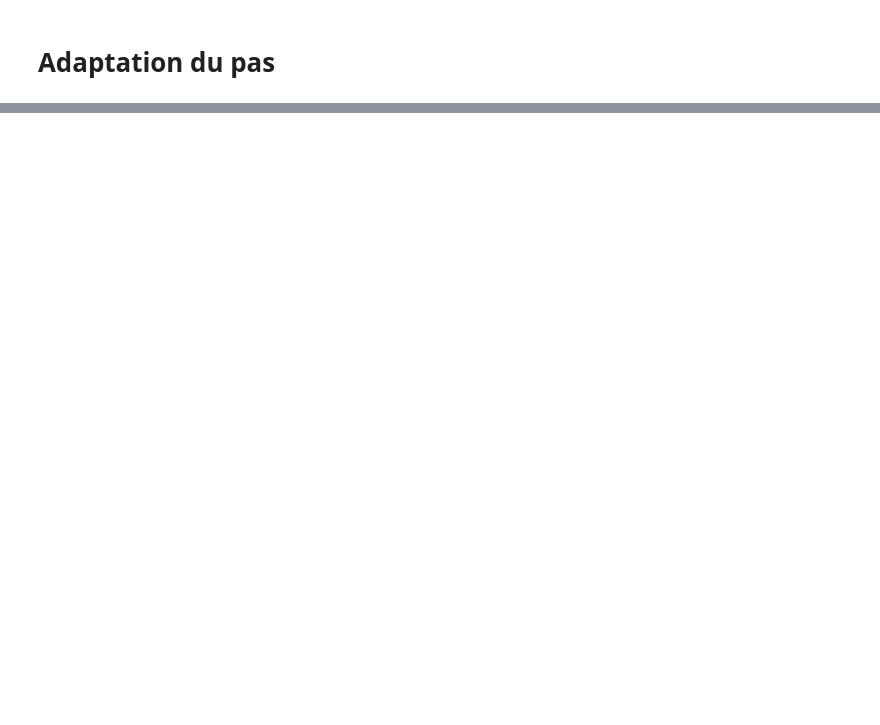
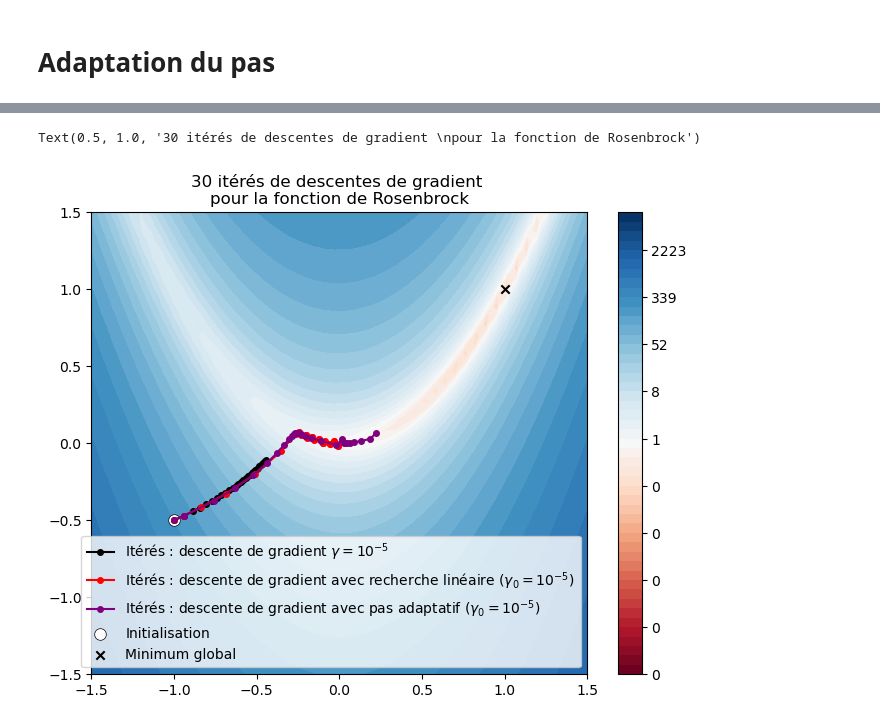
Before and after one commit to SuperMuel/HAX606X-Optimisation-convexe, a Jupyter notebook: tp_note.ipynb, the cells around one changed output, grey strips where cells are left out. Cells and saved outputs as stored; diff of their text form; code cells hidden in the pictures; blank space fills up the shorter version.

```diff
--- a/tp_note.ipynb
+++ b/tp_note.ipynb
@@ -236,0 +274,30 @@ fig.tight_layout()
+# %%
+# Question 5 : comparaison des convergences en fonction des itérés
+
+## Lignes de niveaux
+
+x = np.linspace(-1.5, 1.5)
+y = np.linspace(-1.5, 1.5)
+
+X, Y = np.meshgrid(x,y)
+Z = f_ros(X,Y)
+
+N = 30
+
+fig = plt.figure(figsize=(8,6))
+
+plt.contourf(X,Y,Z, 50,cmap= "RdBu", norm=LogNorm(), levels =np.logspace(-4, 4, num=50) )
+plt.colorbar()
+
+plt.plot(iters5[:N,0], iters5[:N,1],marker='.', markersize=8, color="black", label="Itérés : descente de gradient $\gamma = 10^{-5}$")
+plt.plot(iters_x_ls[:N,0], iters_x_ls[:N,1],marker='.', markersize=8, color="red", label="Itérés : descente de gradient avec recherche linéaire ($\gamma_0 = 10^{-5}$)")
+plt.plot(iters_x_as[:N,0], iters_x_as[:N,1],marker='.', markersize=8, color="purple", label="Itérés : descente de gradient avec pas adaptatif ($\gamma_0 = 10^{-5}$)")
+
+plt.scatter(-1,-0.5,color="white", edgecolor="black",linewidths=0.5, s=70, label="Initialisation")
+plt.scatter(1,1, label="Minimum global", marker="x", color="black")
+plt.legend(loc="lower right")
+
+plt.title(f"{N} itérés de descentes de gradient \npour la fonction de Rosenbrock")
+# %% [output]
+Text(0.5, 1.0, '30 itérés de descentes de gradient \npour la fonction de Rosenbrock')
+[figure, added]
```
Also changed, not shown: parts of 16 cells of this notebook, 1 other file.
